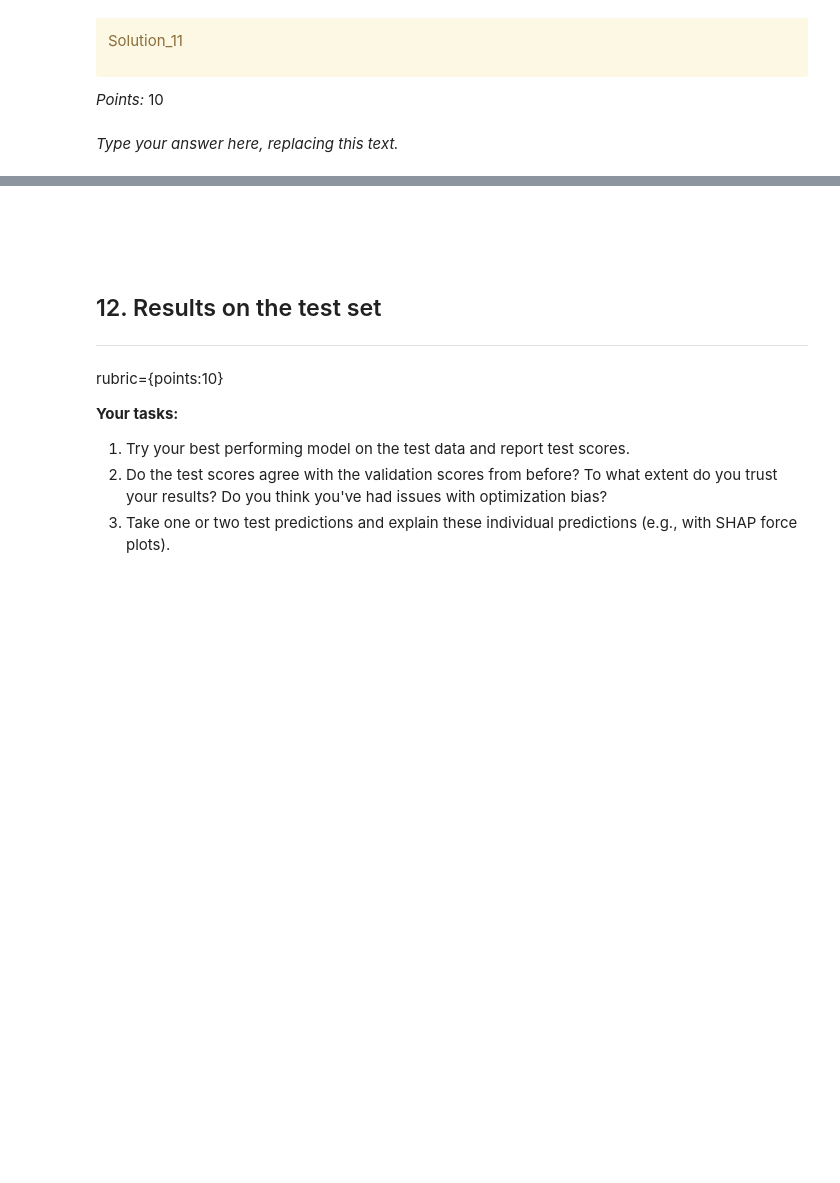
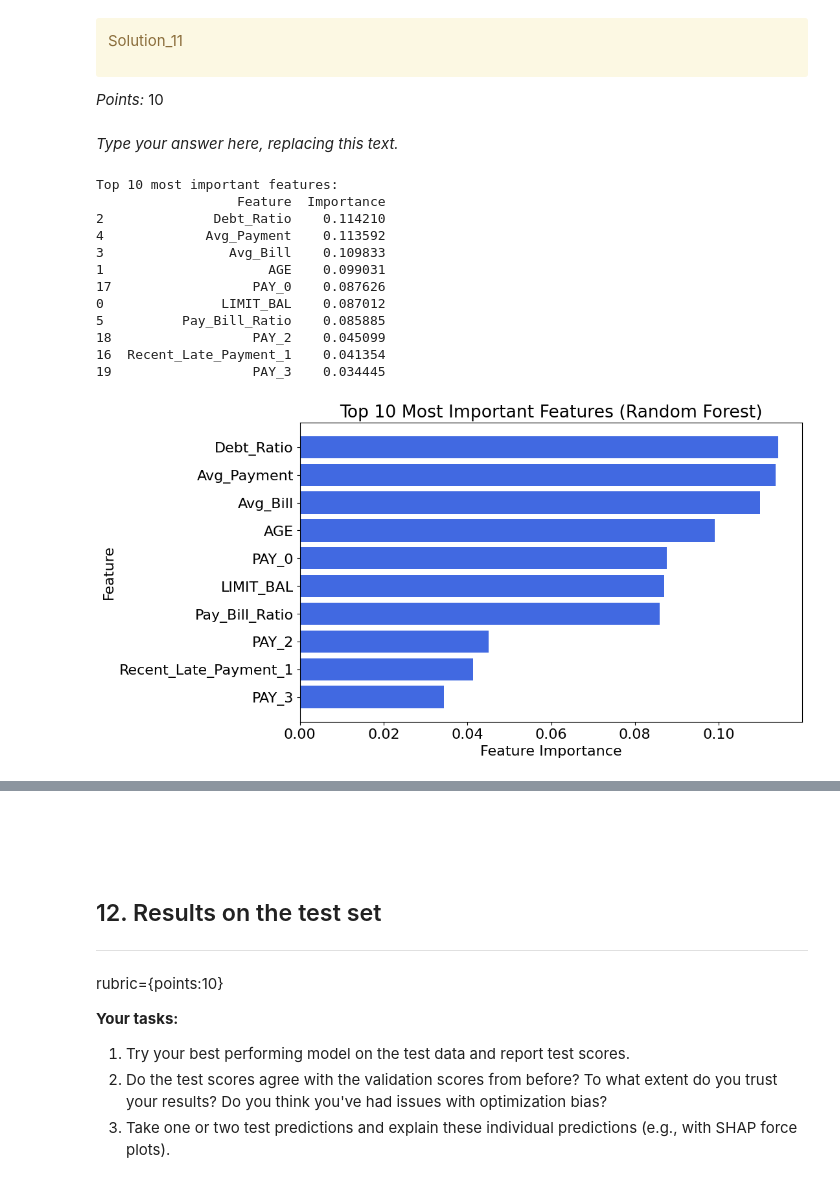
Before and after one commit to parthkumar-patel/hw5, a Jupyter notebook: hw5.ipynb, the cells around one changed output, grey strips where cells are left out. Drawn from its saved outputs; the diff is of its cells as text; code cells hidden in the pictures; blank space fills up the shorter version.

```diff
--- a/hw5.ipynb
+++ b/hw5.ipynb
@@ -865,0 +1028,51 @@ _Type your answer here, replacing this text._
+# %%
+rf_clf = RandomForestClassifier(n_estimators=100, random_state=123)
+
+rf_pipe = make_pipeline(preprocessor, rf_clf)
+
+rf_pipe.fit(X_train, y_train)
+
+feature_importances = rf_pipe.named_steps["randomforestclassifier"].feature_importances_
+
+# Get feature names after preprocessing
+preprocessor_feature_names = (
+    num_features +
+    [f"{feat}_{val}" for feat, vals in
+     zip(cat_features, preprocessor.named_transformers_['cat']
+         .named_steps['onehot'].categories_)
+     for val in vals[1:]] +
+    ordinal_features
+)
+
+# Create a dataframe of feature importances
+importance_df = pd.DataFrame({'Feature': preprocessor_feature_names, 'Importance': feature_importances})
+
+# Sort by importance
+importance_df = importance_df.sort_values(by='Importance', ascending=False)
+
+# Print the top 10 most important features
+print("Top 10 most important features:")
+print(importance_df.head(10))
+
+# Plot feature importance
+plt.figure(figsize=(10, 6))
+plt.barh(importance_df['Feature'][:10], importance_df['Importance'][:10], color='royalblue')
+plt.gca().invert_yaxis()
+plt.xlabel("Feature Importance")
+plt.ylabel("Feature")
+plt.title("Top 10 Most Important Features (Random Forest)")
+plt.show()
+# %% [output]
+Top 10 most important features:
+                  Feature  Importance
+2              Debt_Ratio    0.114210
+4             Avg_Payment    0.113592
+3                Avg_Bill    0.109833
+1                     AGE    0.099031
+17                  PAY_0    0.087626
+0               LIMIT_BAL    0.087012
+5          Pay_Bill_Ratio    0.085885
+18                  PAY_2    0.045099
+16  Recent_Late_Payment_1    0.041354
+19                  PAY_3    0.034445
+[figure, added]
```
Also changed, not shown: parts of 33 cells of this notebook.
